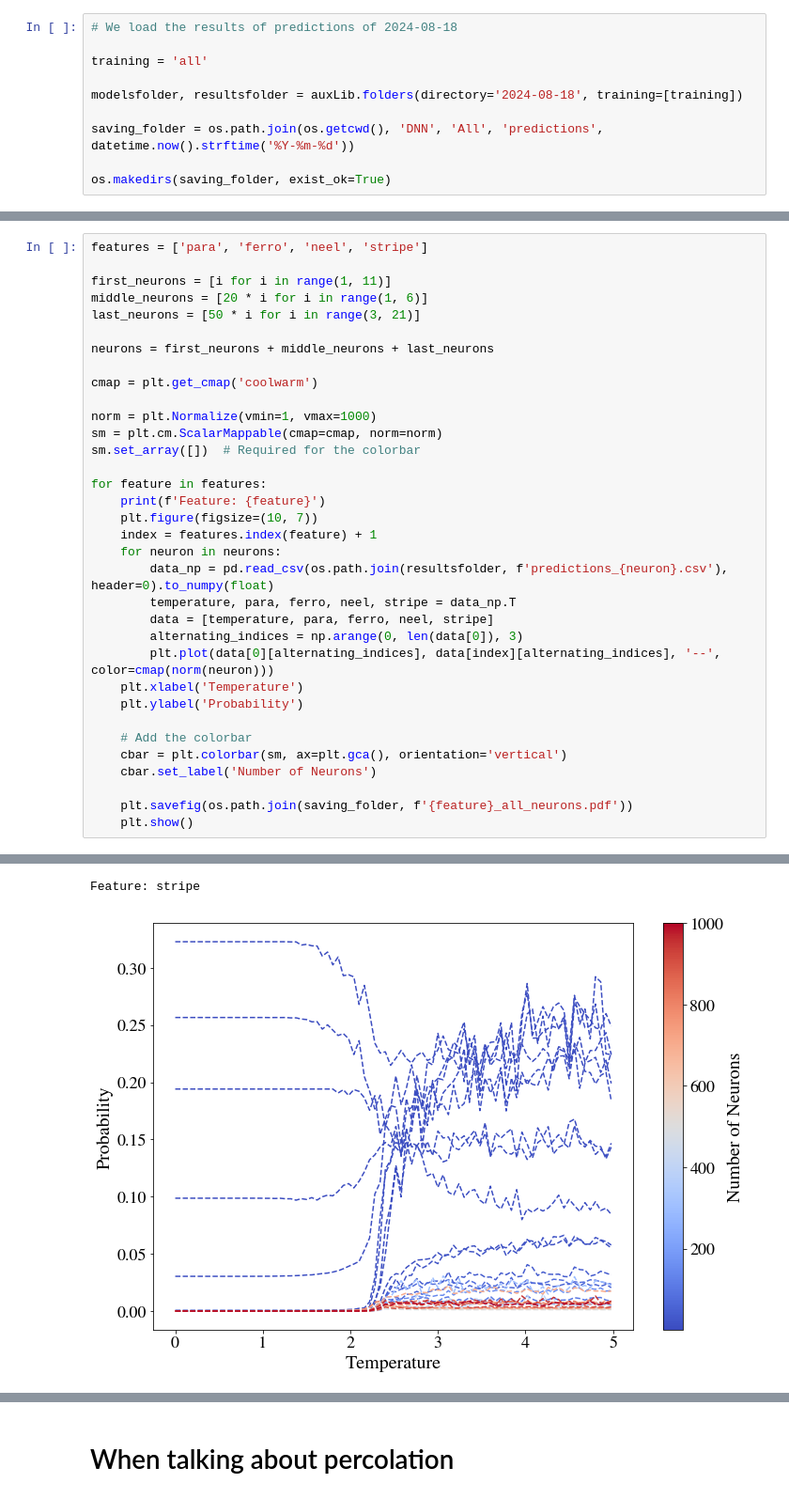
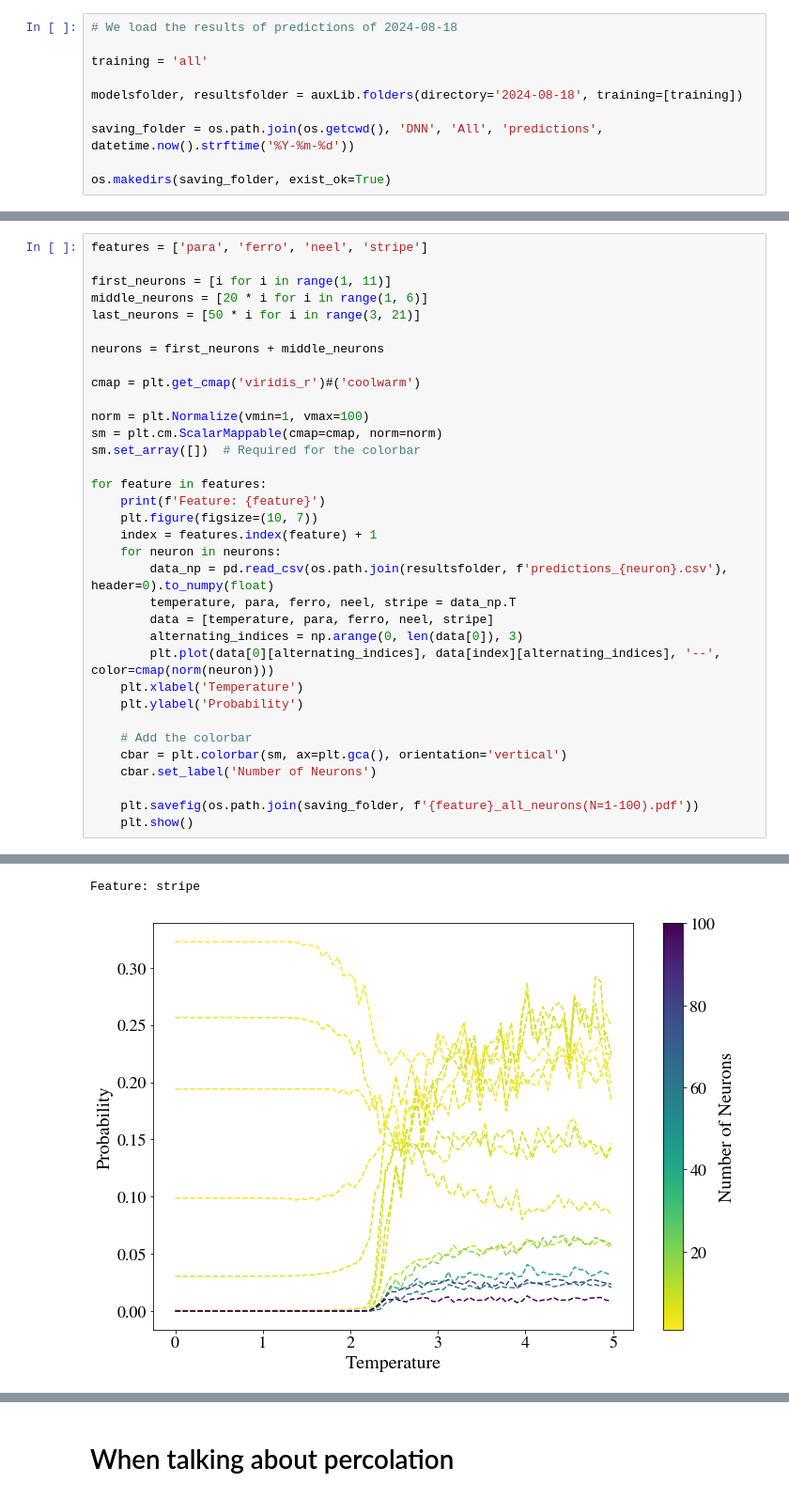
Before and after one commit to agmedinaz/paper, a Jupyter notebook: main_all.ipynb, the cells around one changed output, grey strips where cells are left out. Shown at 94% size. Saved outputs shown, nothing was run; the diff lists cells and outputs as text.

Commit message:
all neurons plot

```diff
--- a/main_all.ipynb
+++ b/main_all.ipynb
@@ -480,11 +482,11 @@ first_neurons = [i for i in range(1, 11)]
 middle_neurons = [20 * i for i in range(1, 6)]
 last_neurons = [50 * i for i in range(3, 21)]
 
-neurons = first_neurons + middle_neurons + last_neurons
+neurons = first_neurons + middle_neurons
 
-cmap = plt.get_cmap('coolwarm')
+cmap = plt.get_cmap('viridis_r')#('coolwarm')
 
-norm = plt.Normalize(vmin=1, vmax=1000)
+norm = plt.Normalize(vmin=1, vmax=100)
 sm = plt.cm.ScalarMappable(cmap=cmap, norm=norm)
 sm.set_array([])  # Required for the colorbar
 
@@ -505,7 +507,7 @@ for feature in features:
     cbar = plt.colorbar(sm, ax=plt.gca(), orientation='vertical')
     cbar.set_label('Number of Neurons')
 
-    plt.savefig(os.path.join(saving_folder, f'{feature}_all_neurons.pdf'))
+    plt.savefig(os.path.join(saving_folder, f'{feature}_all_neurons(N=1-100).pdf'))
     plt.show()
 # %% [output]
 Feature: para
@@ -517,2 +519,2 @@ Feature: neel
 Feature: stripe
-[figure, old version]
+[figure, new version]
```
Also changed, not shown: parts of 4 cells of this notebook, 12 other files.
